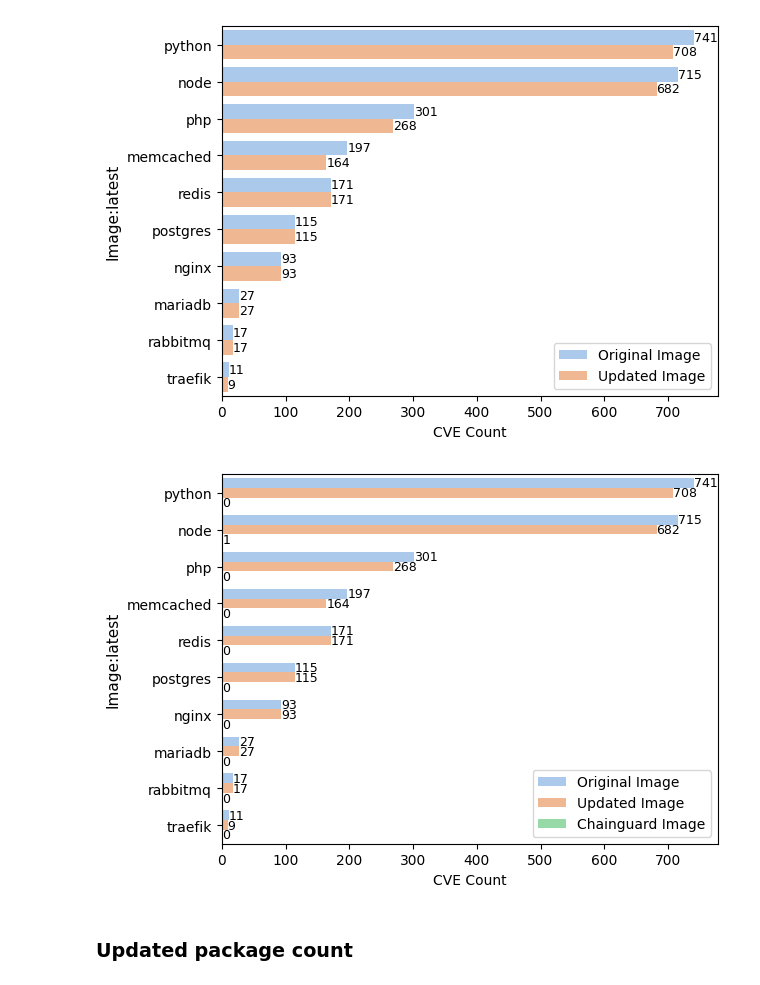
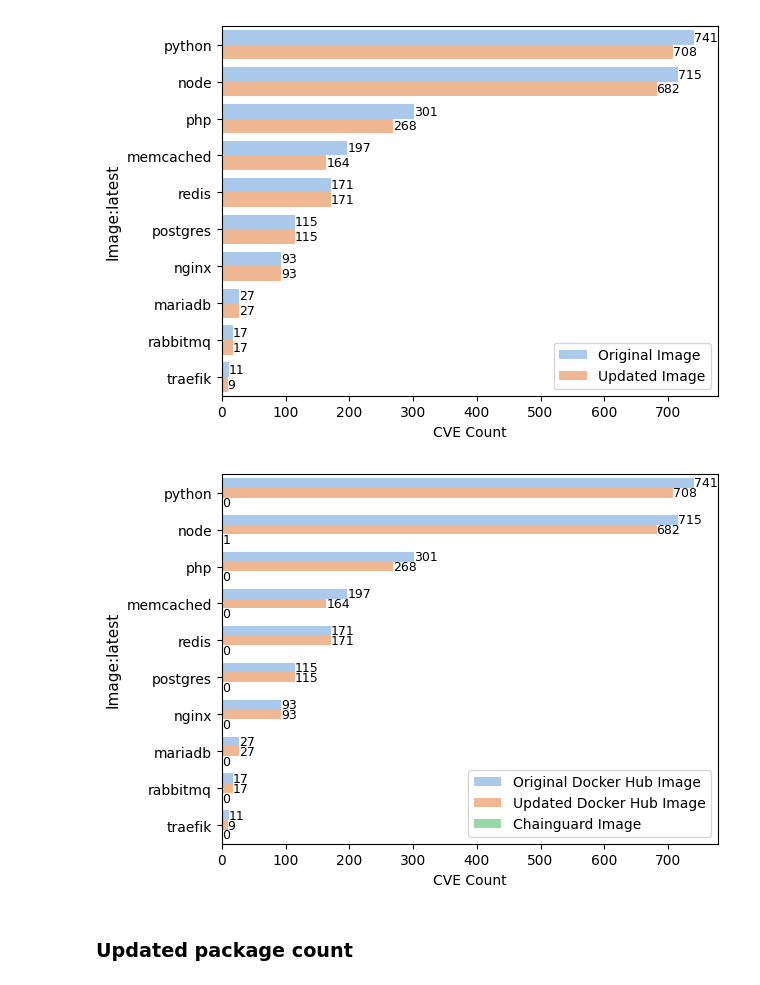
Before and after one commit to tdunlap607/docker_vs_cg, a Jupyter notebook: scripts/cve_analysis.ipynb, the cells around one changed output. Cells and saved outputs as stored; diff of their text form; code cells hidden in the pictures.

Commit message:
Figure updates

```diff
--- a/scripts/cve_analysis.ipynb
+++ b/scripts/cve_analysis.ipynb
@@ -277,25 +277,25 @@ vuln_types_pivot = vuln_types_pivot.sort_values("total")
 
 # vuln_types_pivot.index = [0.2, 1.2, 2.2, 3.2, 4.2, 5.2, 6.2, 7.2, 8.2, 9.2]
 
-test = vuln_types_pivot.reset_index(drop=True)
-test.index = [-0.2, 0.8, 1.8, 2.8, 3.8, 4.8, 5.8, 6.8, 7.8, 8.8]
+# test = vuln_types_pivot.reset_index(drop=True)
+# test.index = [-0.2, 0.8, 1.8, 2.8, 3.8, 4.8, 5.8, 6.8, 7.8, 8.8]
 
-combine = pd.concat([vuln_types_pivot, test])
-# combine = combine.sort_index()
-combine = combine.sort_values("total")
+# combine = pd.concat([vuln_types_pivot, test])
+# # combine = combine.sort_index()
+# combine = combine.sort_values("total")
 
 # plot the stacked bar
 ax = vuln_types_pivot[column_order].plot(kind='barh', stacked=True, color=column_color)
 
 # Add package counts to each bar
 for i, total in enumerate(vuln_types_pivot["total"].values.tolist()):
-  ax.text(total+16, i-0.09, round(total),
+  ax.text(total+19, i-0.09, round(total),
           ha = 'center', color = 'black', fontsize='9')
 
 ax.legend(title='Package Type')
 
 # Adjust x/y labels
-plt.ylabel('Image:latest', fontsize=11)
+plt.ylabel('Original Docker Hub image:latest', fontsize=11)
 plt.xlabel('Total CVE Count', fontsize=10)
 plt.show()
 # %% [output]
@@ -578,11 +597,11 @@ plt.show()
 # %%
 # generate package counts for original Docker image
 packages = vulns[(vulns['image_type']=='original')&(vulns['type']!="")].image.value_counts().reset_index(drop=False)
-packages["image_type"] = "Original Image"
+packages["image_type"] = "Original Docker Hub Image"
 
 # generate package counts for Chainguard image
 packages_updated = vulns[(vulns['image_type']=='updated')&(vulns['type']!="")].image.value_counts().reset_index(drop=False)
-packages_updated["image_type"] = "Updated Image"
+packages_updated["image_type"] = "Updated Docker Hub Image"
 # Remove -cg from image so we can plot together
 packages_updated['image'] = packages_updated.apply(lambda x: x['image'].replace("-updated", ""), axis=1)
 
@@ -605,34 +624,34 @@ packages_cg = packages_cg.fillna(0)
 # packages_cg = vulns[(vulns['image_type']=='cg')&(vulns['type']!="")].image.value_counts().reset_index(drop=False)
 # packages_cg["image_type"] = "Updated Image"
 # # Remove -cg from image so we can plot together
 # packages_cg['image'] = packages_updated.apply(lambda x: x['image'].replace("-updated", ""), axis=1)
 
 # combine the packages to a single DF
 combined_packages = pd.concat([packages, packages_updated]).reset_index(drop=True)
 
 combined_packages = pd.concat([combined_packages, packages_cg]).reset_index(drop=True)
 
 
 
 # generate the barplot
 ax = sns.barplot(
     data=combined_packages, x="count", y="image", hue="image_type",
     palette="pastel"
 )
 
 # Add package counts to each bar
 for i in ax.containers:
     ax.bar_label(i, fontsize=9)
 
 # Set label size/location
 ax.legend(loc='best', fontsize=10)
 
 # Adjust x/y labels
 plt.ylabel('Image:latest', fontsize=11)
 plt.xlabel('CVE Count', fontsize=10)
 plt.show()
 # %% [output]
-[figure, old version]
+[figure, new version]
 # %% [markdown]
 ### Updated package count
 # %%
```
Also changed, not shown: parts of 4 cells of this notebook.
